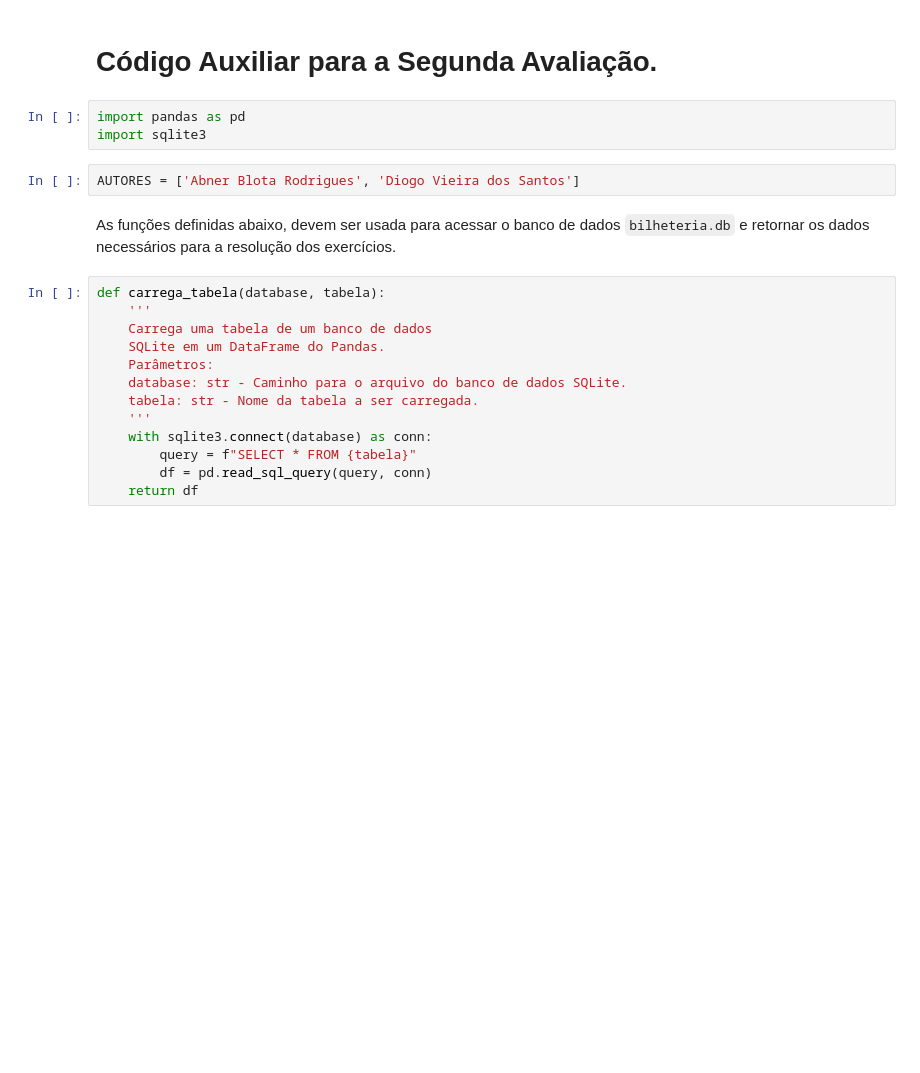
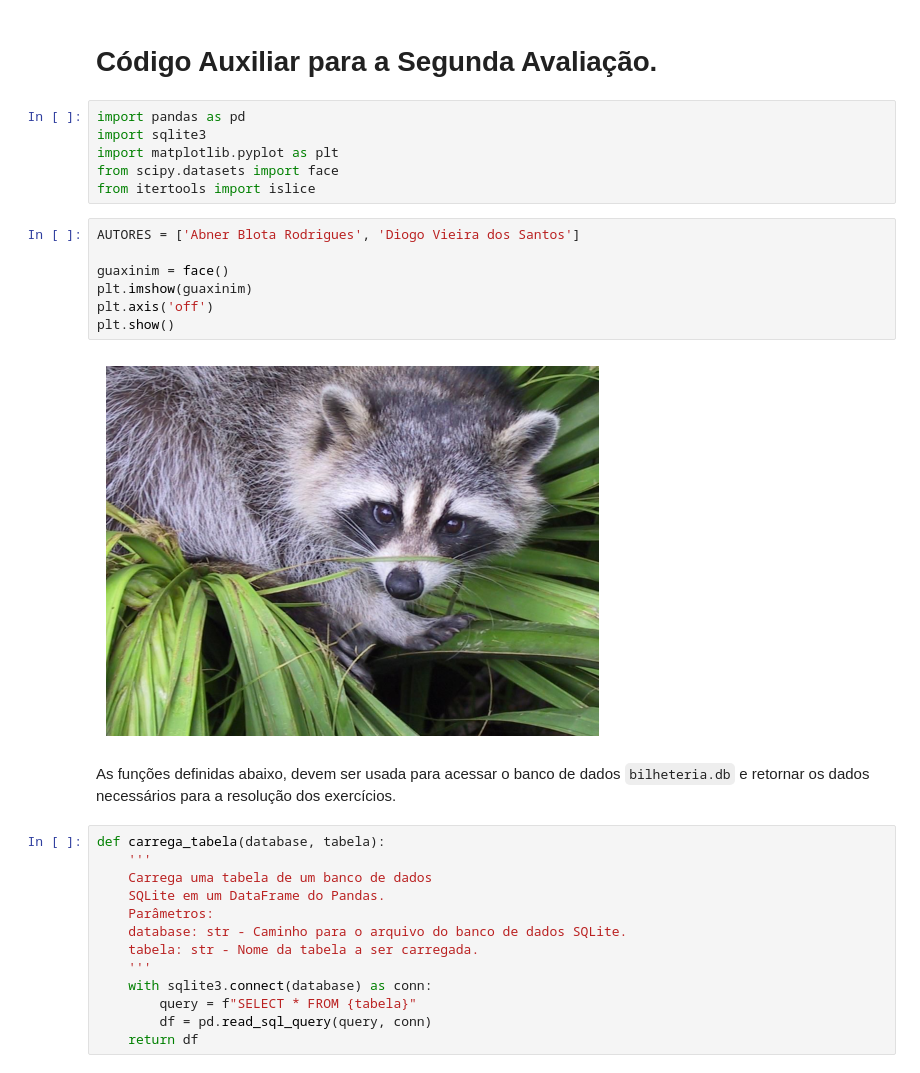
Before and after one commit to Diowgo/trabalho-a2-flavio, a Jupyter notebook: A2.ipynb, the cells around one changed output. Saved outputs shown, nothing was run; the diff lists cells and outputs as text; blank space fills up the shorter version.

```diff
--- a/A2.ipynb
+++ b/A2.ipynb
@@ -3,8 +3,18 @@
 # %%
 import pandas as pd
 import sqlite3
+import matplotlib.pyplot as plt
+from scipy.datasets import face
+from itertools import islice
 # %%
 AUTORES = ['Abner Blota Rodrigues', 'Diogo Vieira dos Santos']
+
+guaxinim = face()
+plt.imshow(guaxinim)
+plt.axis('off')
+plt.show()
+# %% [output]
+[figure, added]
 # %% [markdown]
 As funções definidas abaixo, devem ser usada para acessar o banco de dados `bilheteria.db` e retornar os dados necessários para a resolução dos exercícios.
 # %%
```
Also changed, not shown: parts of 6 cells of this notebook.
